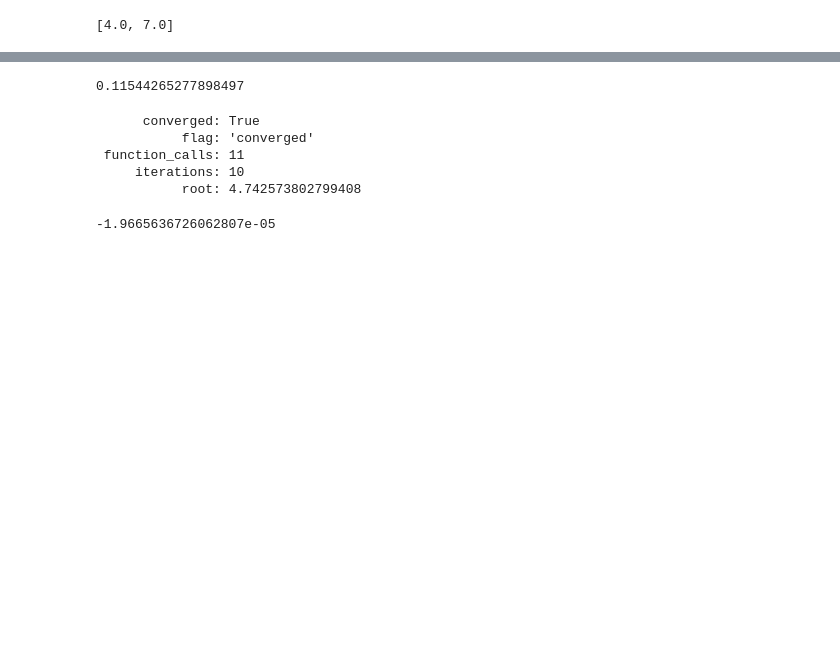
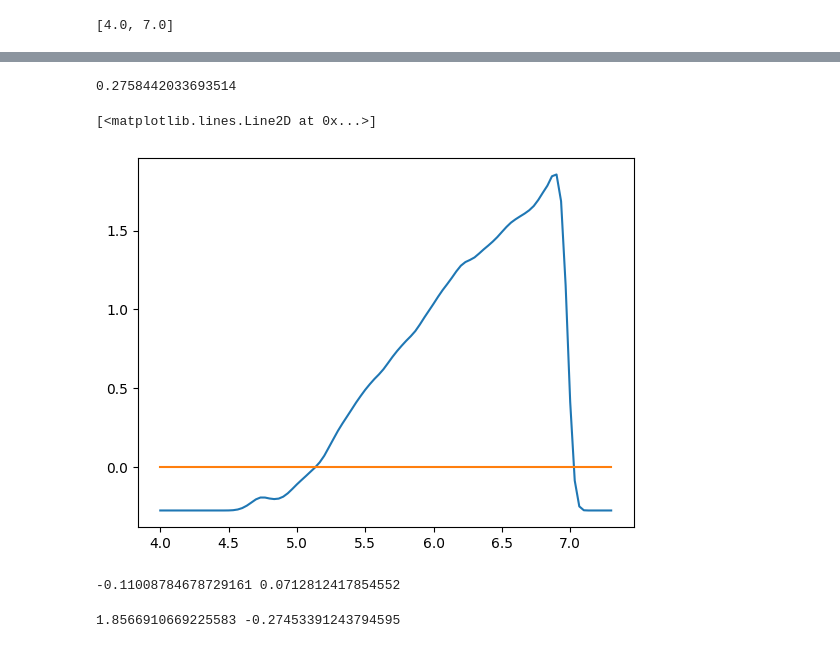
Before and after one commit to Sefa76/photometric_fofR, a Jupyter notebook: plots/AnalyzeSamples.ipynb, the cells around one changed output, grey strips where cells are left out. Drawn from its saved outputs; the diff is of its cells as text; code cells hidden in the pictures; blank space fills up the shorter version.

```diff
--- a/plots/AnalyzeSamples.ipynb
+++ b/plots/AnalyzeSamples.ipynb
@@ -530,6 +683,8 @@ x1 = 7.0
+# %%
+x1 = 7 #4 #7  #4.27  # or 7?
 # %%
-bx1 = dens1D.Prob(x=7)
+bx1 = dens1D.Prob(x=x1)
 print(bx1)
 # %% [output]
-0.11544265277898497
+0.2758442033693514
 # %%
@@ -537,7 +696,23 @@ print(bx1)
 # %%
 from scipy import optimize
 # %%
-def funopt(x):
-    ret = dens1D.Prob(x)/bx1 - (1/Bx1x2)
+def funopt(x2):
+    ret = dens1D.Prob(x2)*Bf - bx1
     return ret
+# %%
+xxf = np.linspace(4, 7.3, 100)
+# %%
+plt.plot(xxf, funopt(xxf))
+plt.plot(xxf, np.zeros_like(xxf))
+# %% [output]
+[<matplotlib.lines.Line2D at 0x...>]
+[figure, added]
+# %%
+print(funopt(5.0), funopt(5.2))  #find two numbers by hand with opposite signs
+# %% [output]
+-0.11008784678729161 0.0712812417854552
+# %%
+print(funopt(6.9), funopt(7.1))  #find two numbers by hand with opposite signs
+# %% [output]
+1.8566910669225583 -0.27453391243794595
 # %%
@@ -545,13 +720 @@ sol = optimize.root_scalar(funopt, x0=4.4, x1=4.8, bracket=[4, 7.2],
                            method='secant')
-# %%
-sol
-# %% [output]
-      converged: True
-           flag: 'converged'
- function_calls: 11
-     iterations: 10
-           root: 4.742573802799408
-# %%
-funopt(4.74257)
-# %% [output]
--1.9665636726062807e-05
```
Also changed, not shown: parts of 72 cells of this notebook.
